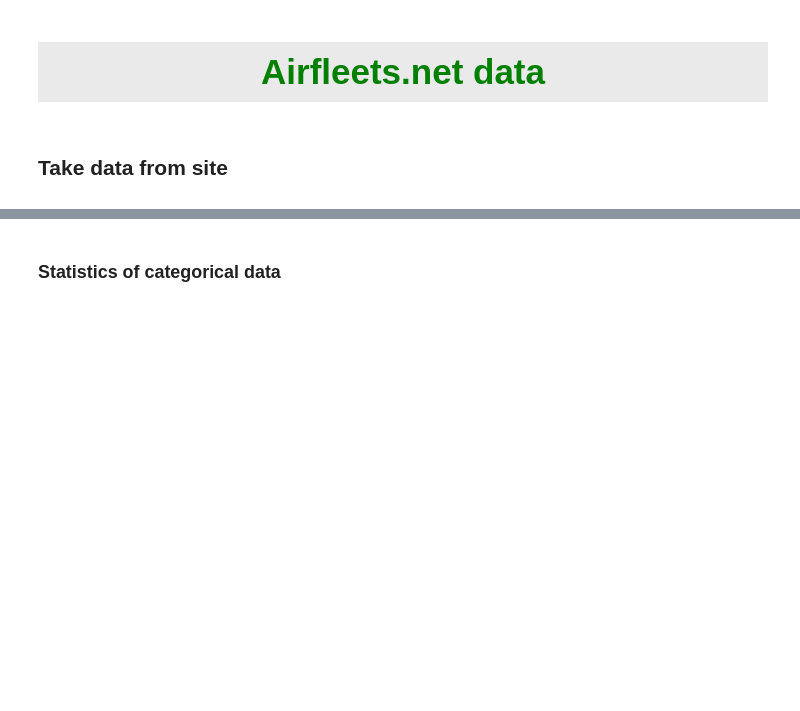
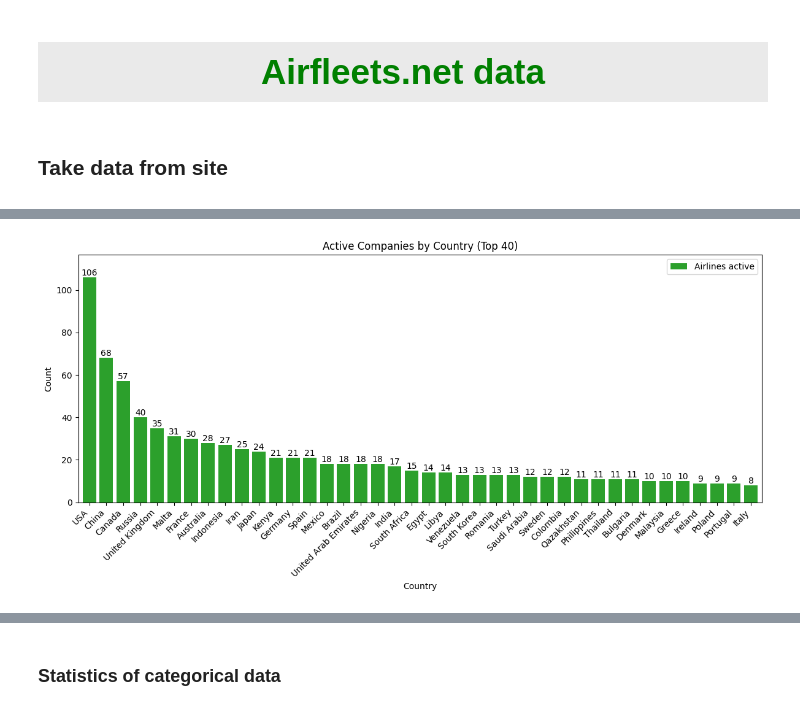
Before and after one commit to Laura1385/projectaircraft_api, a Jupyter notebook: main_API.ipynb, the cells around one changed output, grey strips where cells are left out. Saved outputs shown, nothing was run; the diff lists cells and outputs as text; code cells hidden in the pictures; blank space fills up the shorter version.

Commit message:
Improved charts

```diff
--- a/main_API.ipynb
+++ b/main_API.ipynb
@@ -499,20 +263,0 @@ df_af_clean = pd.read_excel('df_airfleets_clean.xlsx')
-# %%
-active_count = 0
-disappeared_count = 0
-absorbed_count = 0
-
-grouped = df_af_clean.groupby('COUNTRY')
-
-results = []
-
-for country, group in grouped:
-    active_sum = (group['INFORMATION/N.AIRCRAFT'].str.isdigit()).sum()
-    disappeared_sum = (group['INFORMATION/N.AIRCRAFT'] == 'inactive (with supported aircraft)').sum()
-    absorbed_sum = (group['INFORMATION/N.AIRCRAFT'].str.startswith('inactive (with supported aircraft)Renamed / Merged to')).sum()
-    others = disappeared_sum + absorbed_sum
-    tot = others + active_sum
-    results.append({'COUNTRY': country,'Tot': tot, 'Airline active': active_sum, 'Airline disapear': others})
-
-result_df = pd.DataFrame(results)
-
-result_df
@@ -695,0 +507,37 @@ plt.show()
+# %%
+#Chart Active Companies by Country (Top 40)
+
+#df per compagnie attive in ordine decrescente
+result_df = result_df.sort_values(by='Airline active', ascending=False)
+top_a_df = result_df.head(40)
+
+#take data from df
+x = top_a_df['COUNTRY']
+y = top_a_df['Airline active']
+
+fig, ax = plt.subplots(figsize=(12, 6))
+
+
+ax = top_a_df.plot(kind='bar', x='COUNTRY', y=['Airline active'],
+                   width=0.8, color=['tab:green'], ax=ax)
+#kind = chart tipe
+#width = larghezza delle barre
+#ax=ax = specifica l'asse in cui inserire il grafico cioè quello creato in precedenza con "fig, ax = ...""
+
+ax.set_xlabel("Country")
+ax.set_ylabel("Count")
+ax.set_title("Active Companies by Country (Top 40)")
+ax.legend(["Airlines active"], loc="upper right")
+ax.set_ylim(0, top_a_df['Airline active'].max() * 1.1)  #limite superiore asse y
+
+#rotazione etichette  paesi
+ax.set_xticklabels(x, rotation=45, ha='right')
+
+#dati sopra le barre con rotazione di 45 gradi
+for container in ax.containers:
+    ax.bar_label(container)
+
+plt.tight_layout()
+plt.show()
+# %% [output]
+[figure, added]
```
Also changed, not shown: parts of 46 cells of this notebook.
